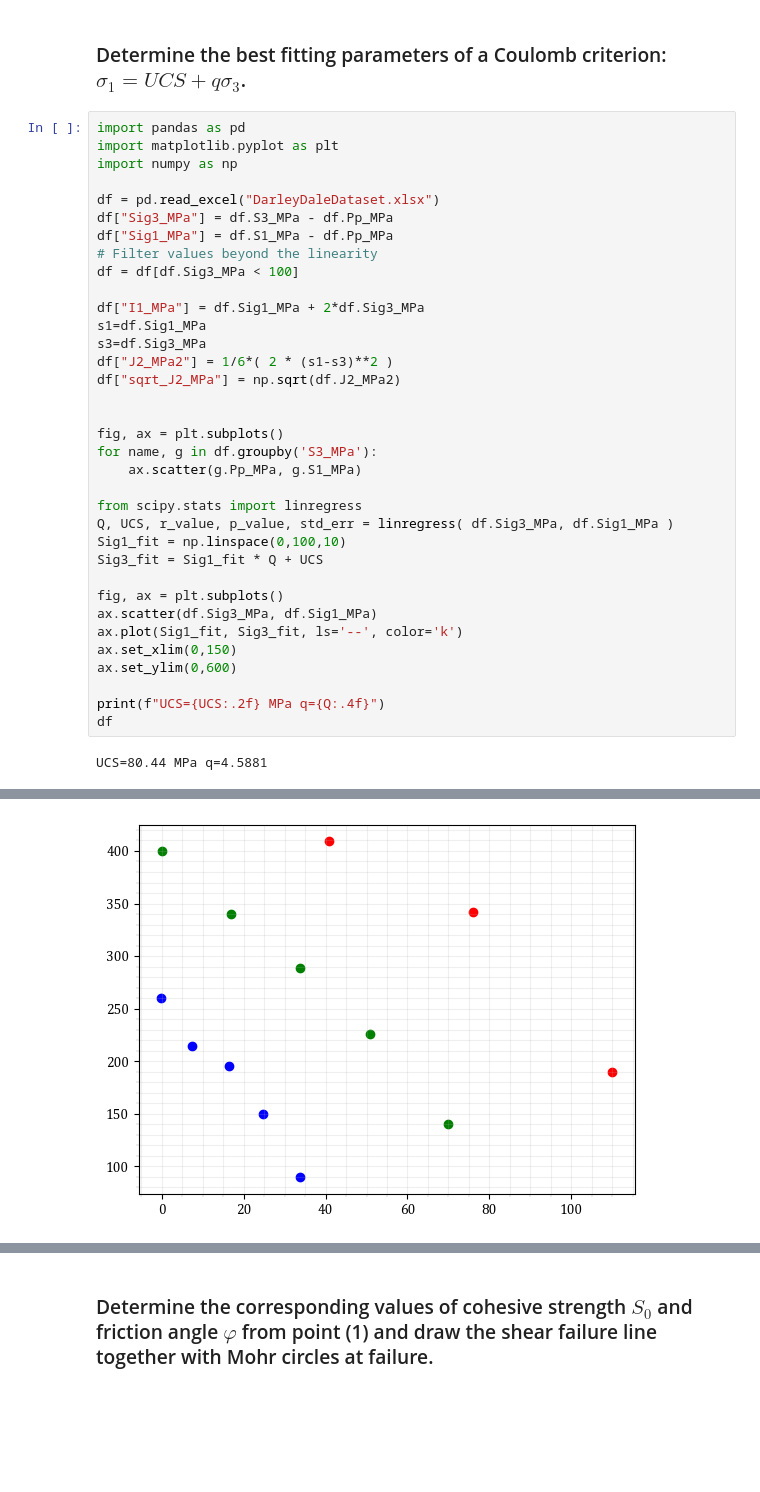
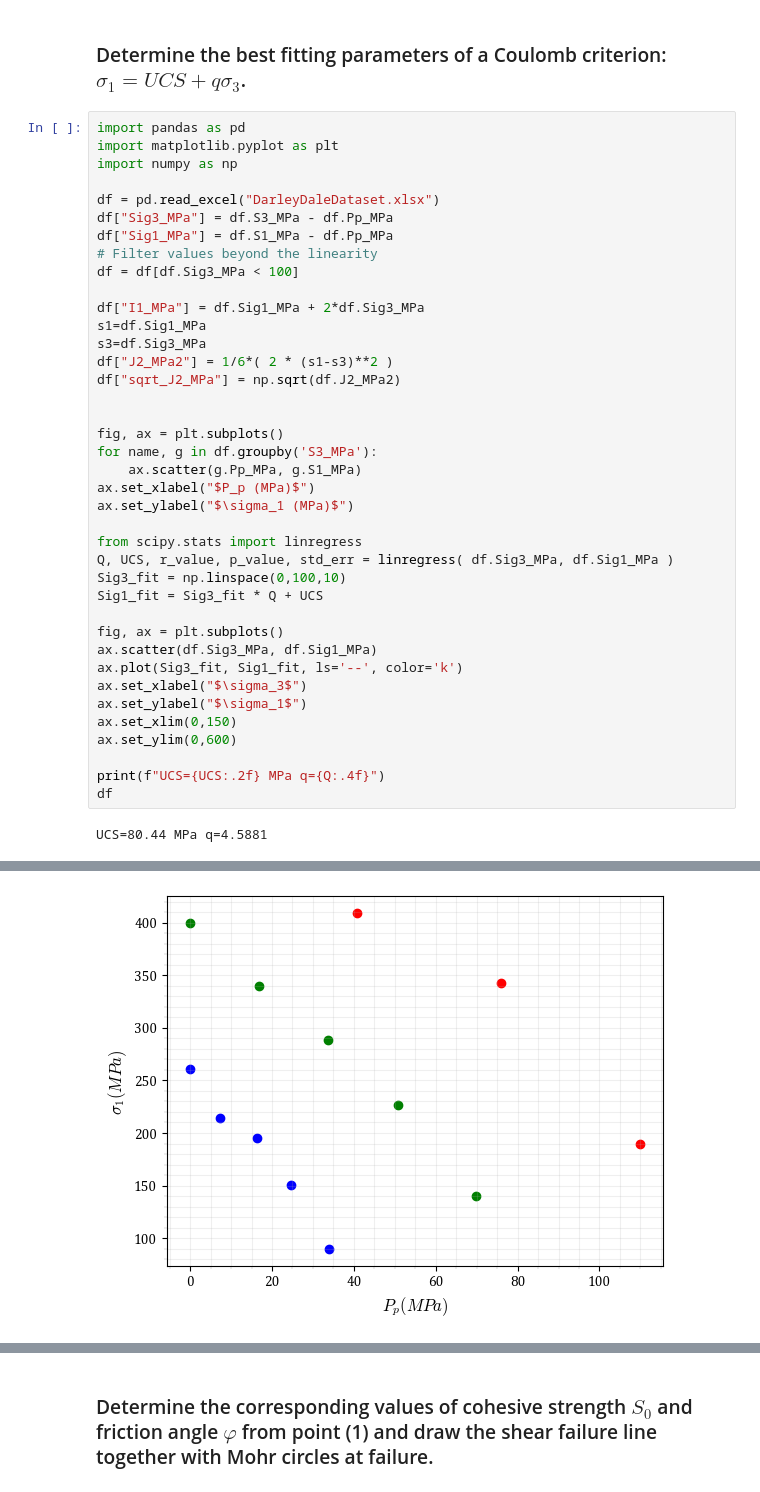
Before and after one commit to rebpoli/Doutorado, a Jupyter notebook: PGE383-AdvGeomec/HW7/HW7.ipynb, the cells around one changed output, grey strips where cells are left out. Drawn from its saved outputs; the diff is of its cells as text; blank space fills up the shorter version.

```diff
--- a/PGE383-AdvGeomec/HW7/HW7.ipynb
+++ b/PGE383-AdvGeomec/HW7/HW7.ipynb
@@ -66,34 +66,38 @@ df["sqrt_J2_MPa"] = np.sqrt(df.J2_MPa2)
 fig, ax = plt.subplots()
 for name, g in df.groupby('S3_MPa'):
     ax.scatter(g.Pp_MPa, g.S1_MPa)
+ax.set_xlabel("$P_p (MPa)$")
+ax.set_ylabel("$\sigma_1 (MPa)$")
 
 from scipy.stats import linregress
 Q, UCS, r_value, p_value, std_err = linregress( df.Sig3_MPa, df.Sig1_MPa )
-Sig1_fit = np.linspace(0,100,10)
-Sig3_fit = Sig1_fit * Q + UCS
+Sig3_fit = np.linspace(0,100,10)
+Sig1_fit = Sig3_fit * Q + UCS
 
 fig, ax = plt.subplots()
 ax.scatter(df.Sig3_MPa, df.Sig1_MPa)
-ax.plot(Sig1_fit, Sig3_fit, ls='--', color='k')
+ax.plot(Sig3_fit, Sig1_fit, ls='--', color='k')
+ax.set_xlabel("$\sigma_3$")
+ax.set_ylabel("$\sigma_1$")
 ax.set_xlim(0,150)
 ax.set_ylim(0,600)
 
 print(f"UCS={UCS:.2f} MPa q={Q:.4f}")
 df
 # %% [output]
 UCS=80.44 MPa q=4.5881
 |  | S3_MPa | Pp_MPa | S1_MPa | Sig3_MPa | Sig1_MPa | I1_MPa | J2_MPa2 | sqrt_J2_MPa |
 | 1 | 110 | 40.730779 | 409.023317 | 69.269221 | 368.292538 | 506.830979 | 29804.981366 | 172.641193 |
 | 2 | 110 | 76.019958 | 342.219591 | 33.980042 | 266.199633 | 334.159717 | 17975.312781 | 134.072043 |
 | 3 | 110 | 110.014132 | 189.773495 | -0.014132 | 79.759362 | 79.731098 | 2121.270155 | 46.057249 |
 | 4 | 70 | -0.055399 | 399.750377 | 70.055399 | 399.805776 | 539.916574 | 36245.103735 | 190.381469 |
 | 5 | 70 | 16.932524 | 339.904257 | 53.067476 | 322.971732 | 429.106683 | 24282.769258 | 155.829295 |
 | 6 | 70 | 33.748003 | 288.242137 | 36.251997 | 254.494134 | 326.998129 | 15876.543480 | 126.002157 |
 | 7 | 70 | 50.737176 | 226.162799 | 19.262824 | 175.425623 | 213.951271 | 8128.939967 | 90.160634 |
 | 8 | 70 | 69.921900 | 140.320493 | 0.078100 | 70.398593 | 70.554794 | 1648.323920 | 40.599556 |
 | 9 | 35 | -0.145370 | 260.542030 | 35.145370 | 260.687400 | 330.978141 | 16956.402398 | 130.216752 |
 | 10 | 35 | 7.266436 | 214.585236 | 27.733564 | 207.318800 | 262.785928 | 10750.285693 | 103.683584 |
 | 11 | 35 | 16.341879 | 195.471680 | 18.658121 | 179.129801 | 216.446042 | 8583.720043 | 92.648368 |
 | 12 | 35 | 24.760448 | 150.286070 | 10.239552 | 125.525621 | 146.004725 | 4430.292616 | 66.560443 |
 | 13 | 35 | 33.859217 | 89.485789 | 1.140783 | 55.626571 | 57.908136 | 989.567059 | 31.457385 |
-[figure, old version]
+[figure, new version]
```
Also changed, not shown: parts of 12 cells of this notebook.
